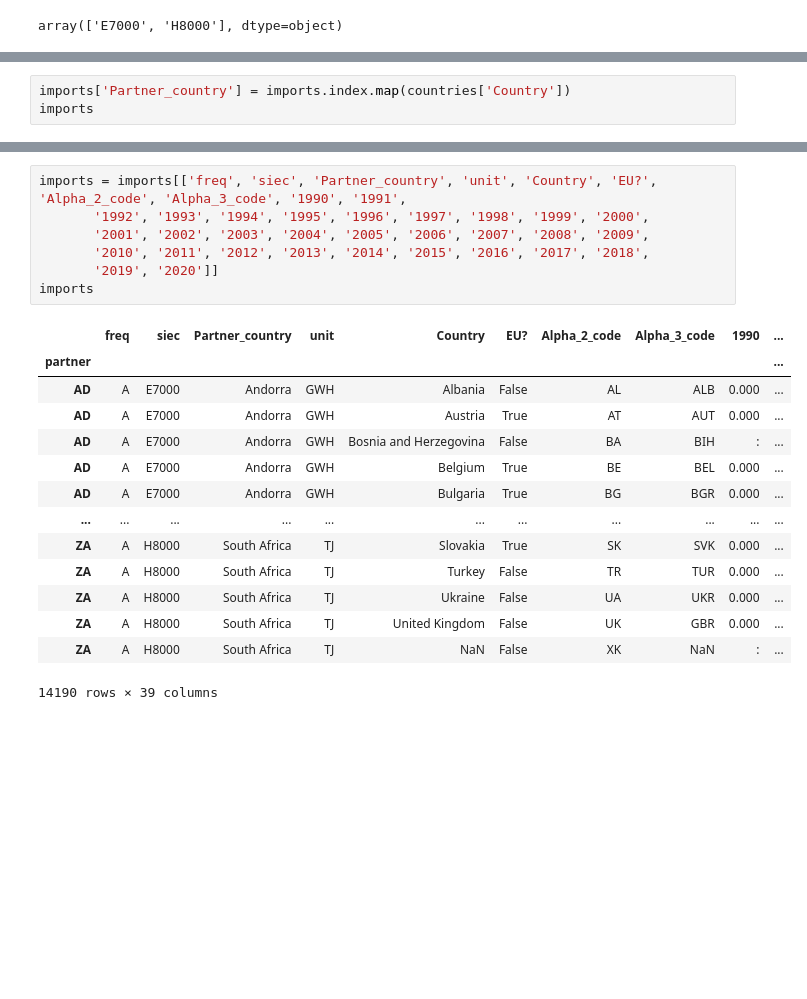
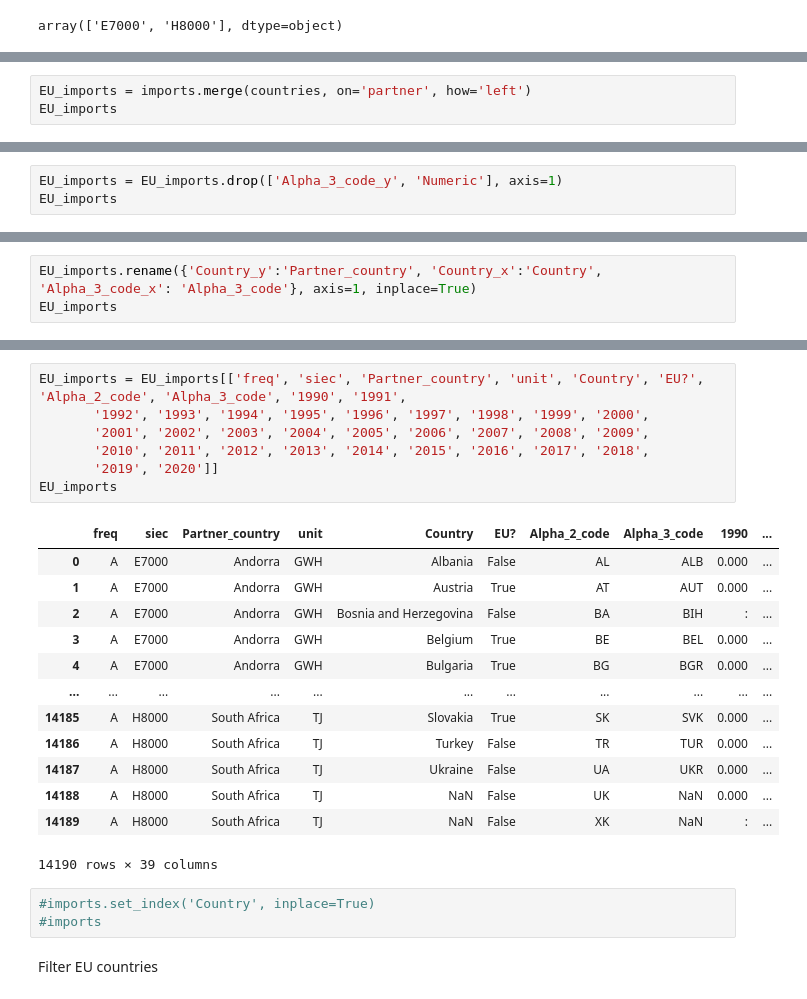
Before and after one commit to SinanSeyhan/green-electricity-project, a Jupyter notebook: notebooks/Frank - Elec Imports.ipynb, the cells around one changed output, grey strips where cells are left out. Drawn from its saved outputs; the diff is of its cells as text; blank space fills up the shorter version.

```diff
--- a/notebooks/Frank - Elec Imports.ipynb
+++ b/notebooks/Frank - Elec Imports.ipynb
@@ -210,3 +186,0 @@ countries
-# %%
-imports['Partner_country'] = imports.index.map(countries['Country'])
-imports
@@ -227,0 +187,3 @@ imports
+# %%
+EU_imports = imports.merge(countries, on='partner', how='left')
+EU_imports
@@ -227,0 +226,3 @@ imports
+# %%
+EU_imports = EU_imports.drop(['Alpha_3_code_y', 'Numeric'], axis=1)
+EU_imports
@@ -227,0 +243,3 @@ imports
+# %%
+EU_imports.rename({'Country_y':'Partner_country', 'Country_x':'Country', 'Alpha_3_code_x': 'Alpha_3_code'}, axis=1, inplace=True)
+EU_imports
@@ -228,22 +260,26 @@ imports
 # %%
-imports = imports[['freq', 'siec', 'Partner_country', 'unit', 'Country', 'EU?', 'Alpha_2_code', 'Alpha_3_code', '1990', '1991',
+EU_imports = EU_imports[['freq', 'siec', 'Partner_country', 'unit', 'Country', 'EU?', 'Alpha_2_code', 'Alpha_3_code', '1990', '1991',
        '1992', '1993', '1994', '1995', '1996', '1997', '1998', '1999', '2000',
        '2001', '2002', '2003', '2004', '2005', '2006', '2007', '2008', '2009',
        '2010', '2011', '2012', '2013', '2014', '2015', '2016', '2017', '2018',
        '2019', '2020']]
-imports
+EU_imports
 # %% [output]
 |  | freq | siec | Partner_country | unit | Country | EU? | Alpha_2_code | Alpha_3_code | 1990 | ... |
-| partner |  |  |  |  |  |  |  |  |  | ... |
-| AD | A | E7000 | Andorra | GWH | Albania | False | AL | ALB | 0.000 | ... |
-| AD | A | E7000 | Andorra | GWH | Austria | True | AT | AUT | 0.000 | ... |
-| AD | A | E7000 | Andorra | GWH | Bosnia and Herzegovina | False | BA | BIH | : | ... |
-| AD | A | E7000 | Andorra | GWH | Belgium | True | BE | BEL | 0.000 | ... |
-| AD | A | E7000 | Andorra | GWH | Bulgaria | True | BG | BGR | 0.000 | ... |
+| 0 | A | E7000 | Andorra | GWH | Albania | False | AL | ALB | 0.000 | ... |
+| 1 | A | E7000 | Andorra | GWH | Austria | True | AT | AUT | 0.000 | ... |
+| 2 | A | E7000 | Andorra | GWH | Bosnia and Herzegovina | False | BA | BIH | : | ... |
+| 3 | A | E7000 | Andorra | GWH | Belgium | True | BE | BEL | 0.000 | ... |
+| 4 | A | E7000 | Andorra | GWH | Bulgaria | True | BG | BGR | 0.000 | ... |
 | ... | ... | ... | ... | ... | ... | ... | ... | ... | ... | ... |
-| ZA | A | H8000 | South Africa | TJ | Slovakia | True | SK | SVK | 0.000 | ... |
-| ZA | A | H8000 | South Africa | TJ | Turkey | False | TR | TUR | 0.000 | ... |
-| ZA | A | H8000 | South Africa | TJ | Ukraine | False | UA | UKR | 0.000 | ... |
-| ZA | A | H8000 | South Africa | TJ | United Kingdom | False | UK | GBR | 0.000 | ... |
-| ZA | A | H8000 | South Africa | TJ | NaN | False | XK | NaN | : | ... |
+| 14185 | A | H8000 | South Africa | TJ | Slovakia | True | SK | SVK | 0.000 | ... |
+| 14186 | A | H8000 | South Africa | TJ | Turkey | False | TR | TUR | 0.000 | ... |
+| 14187 | A | H8000 | South Africa | TJ | Ukraine | False | UA | UKR | 0.000 | ... |
+| 14188 | A | H8000 | South Africa | TJ | NaN | False | UK | NaN | 0.000 | ... |
+| 14189 | A | H8000 | South Africa | TJ | NaN | False | XK | NaN | : | ... |
 14190 rows × 39 columns
+# %%
+#imports.set_index('Country', inplace=True)
+#imports
+# %% [markdown]
+Filter EU countries
```
Also changed, not shown: parts of 29 cells of this notebook.
